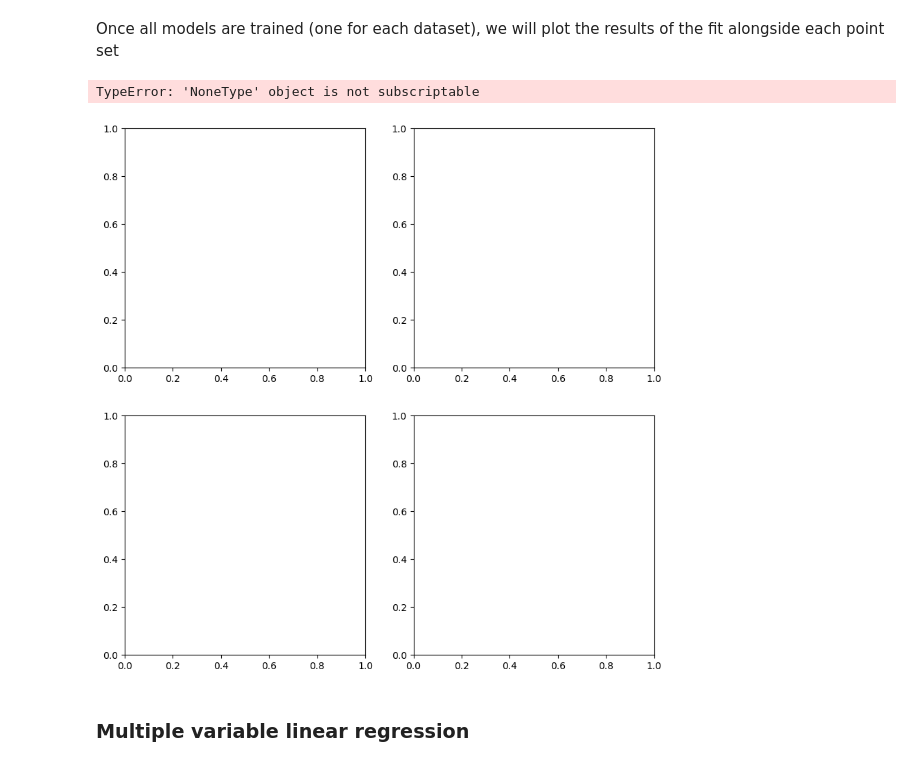
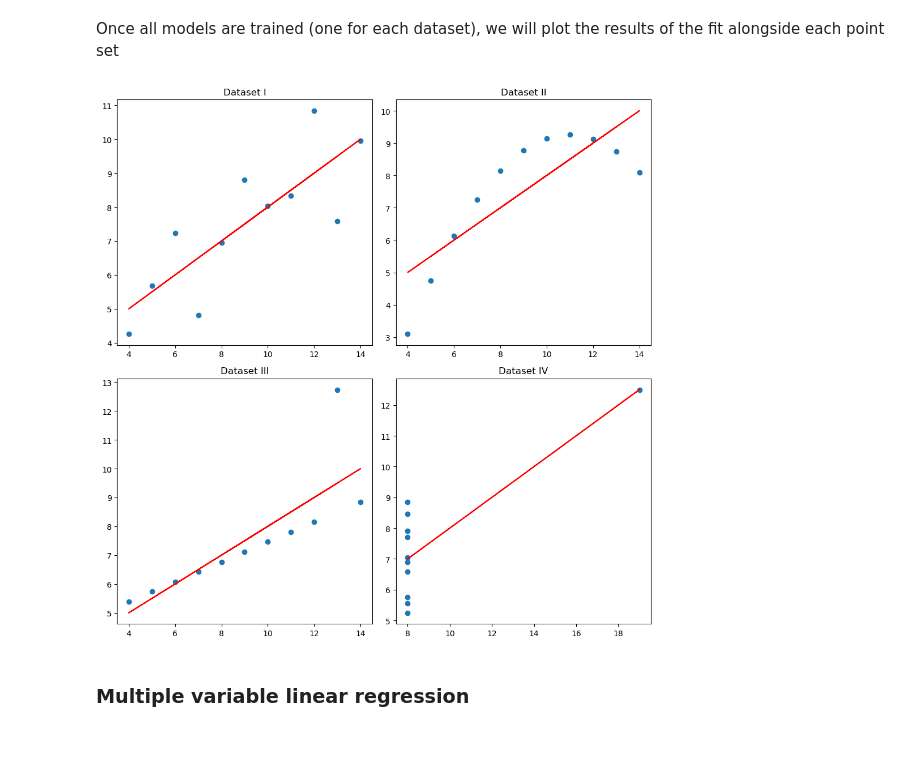
Before and after one commit to ICAI-IMAT-ML/p2-3-Jesus-Bermejo, a Jupyter notebook: notebook/Lab_2_3_LinearRegression.ipynb, the cells around one changed output. Drawn from its saved outputs; the diff is of its cells as text; code cells hidden in the pictures.

```diff
--- a/notebook/Lab_2_3_LinearRegression.ipynb
+++ b/notebook/Lab_2_3_LinearRegression.ipynb
@@ -86,23 +86,25 @@ Once all models are trained (one for each dataset), we will plot the results of
 # %%
 # Visualizing the datasets with their regression lines
 fig, axs = plt.subplots(2, 2, figsize=(10, 10))
 axs = axs.flatten()
 
 for i, dataset in enumerate(datasets):
 
     # TODO: Select the dataset for each case
-    data = None
+    dataset = datasets[i]
+    data = anscombe[anscombe["dataset"] == dataset]
     axs[i].scatter(data['x'], data['y'])
 
     # TODO: Plot the data and the fit (fill the "None" value)
-    axs[i].plot(data['x'], None, color='red')  # Regression line
+    model = models[dataset]
+    y_pred = model.predict(data["x"])
+    axs[i].plot(data['x'], y_pred, color='red')  # Regression line
     axs[i].set_title(f"Dataset {dataset}")
 
 plt.tight_layout()
 plt.show()
 # %% [output]
-TypeError: 'NoneType' object is not subscriptable
-[figure, old version]
+[figure, new version]
 # %% [markdown]
 ### Multiple variable linear regression
 # %% [markdown]
```
Also changed, not shown: parts of 2 cells of this notebook.
